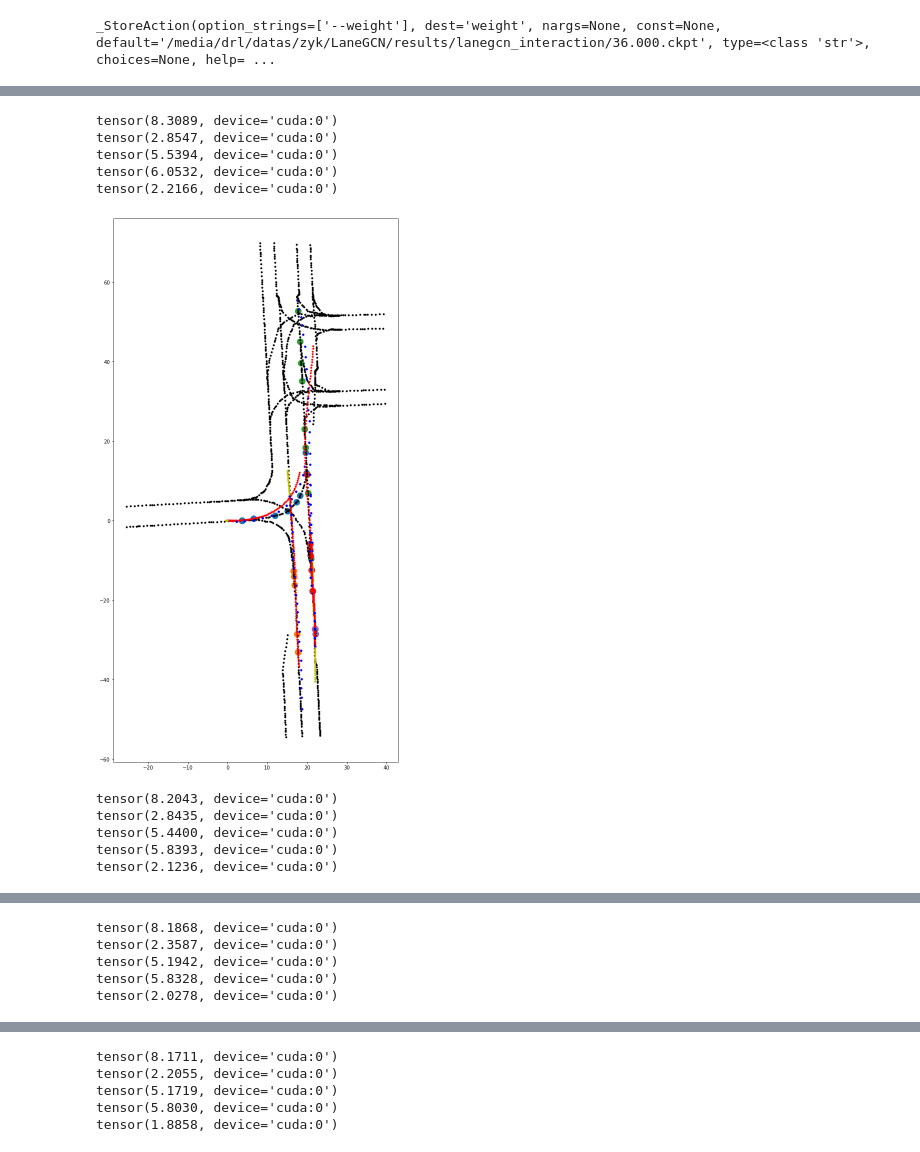
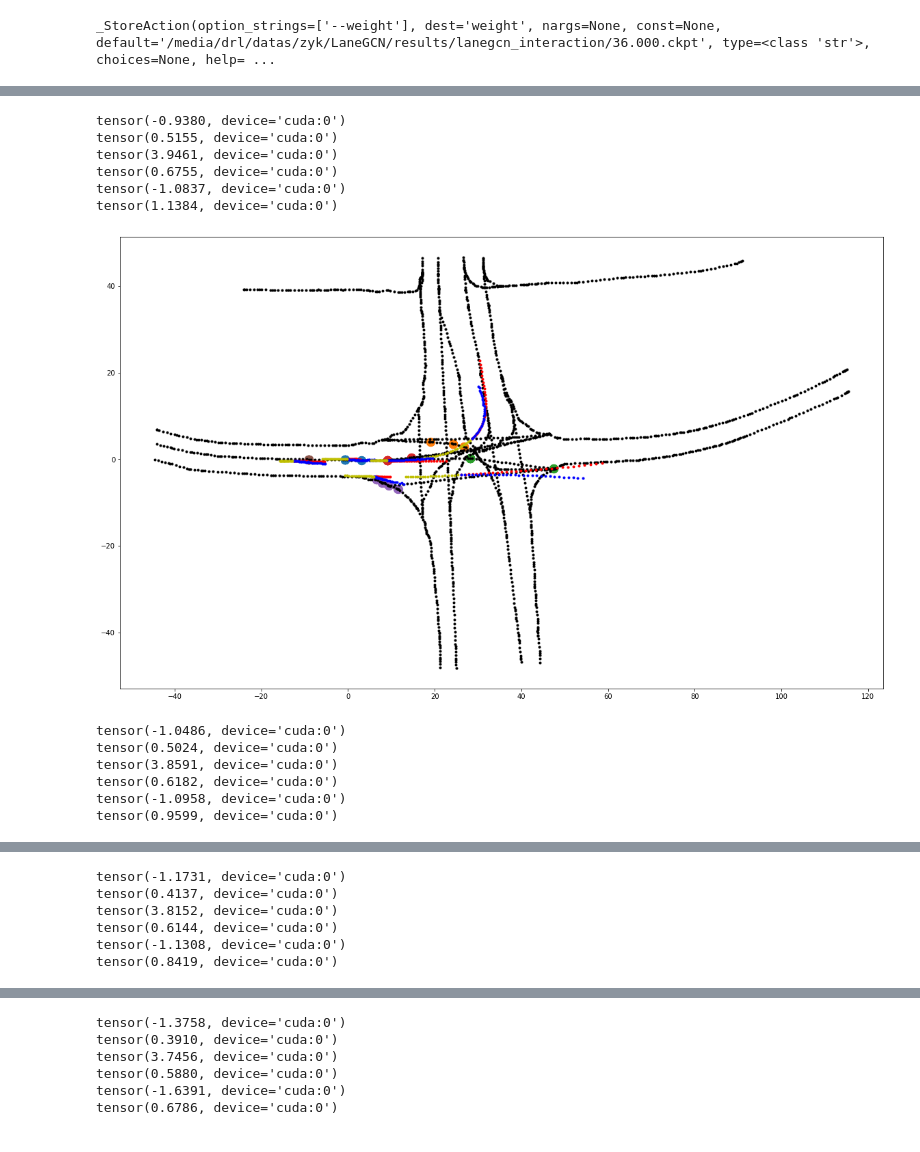
Before and after one commit to YikangZhang1641/modified_LaneGCN, a Jupyter notebook: test_interaction.ipynb, the cells around one changed output, grey strips where cells are left out. Saved outputs shown, nothing was run; the diff lists cells and outputs as text; code cells hidden in the pictures.

```diff
--- a/test_interaction.ipynb
+++ b/test_interaction.ipynb
@@ -279,3 +447,19 @@ plt.bar([(i + 0.5) * -itv for i in range(tmp_N + 1)], 100 * tmp / len(min_acc_rc
+# %%
+fig, ax = plt.subplots(1,1,figsize = [10,5])
+tmp_N = 40
+tmp = np.zeros(tmp_N * 2 + 2)
+itv = max(max(max_acc_rcd), -min(min_acc_rcd)) / tmp_N
+
+for acc in min_acc_rcd :
+    tmp[tmp_N - int(abs(acc) // itv)] += 1
+
+for acc in max_acc_rcd :
+    tmp[tmp_N + int(acc // itv)] += 1
+
+plt.bar([(i - 40 + 0.5) * itv for i in range(tmp_N * 2 + 2)], 100 * tmp / len(max_acc_rcd), width=3.9/tmp_N)
+plt.xlabel("acceleration m/s^2")
+plt.ylabel("probability %")
+plt.title("acceleration distribution ")
 # %%
 new_data['others_track'] = {}
 start_time = int(filename.split('_')[1])
@@ -556,7 +699,7 @@ array([[1048.367,  989.112,    3.091],
 # %%
 import numpy as np
 import matplotlib.pyplot as plt
-# idx = 0
+idx = 2
 thrd = 2
 
 
@@ -573,6 +716,7 @@ for k in range(6):
     fig, ax = plt.subplots(1,1, figsize=(20,20))
     ax.set_aspect('equal', adjustable='box')
 #     plt.gca().invert_xaxis()
+
 #     plt.gca().invert_yaxis()
 
     ctrs = graph['ctrs']
@@ -592,9 +736,9 @@ for k in range(6):
 #         traj_plot(gt_pred,  rot, orig, ax, 'r.')
 
         pred_traj = results[idx][a, k, :, :]
-        for i in range(1, pred_traj.shape[0]):
-            if dis(pred_traj[i][0], pred_traj[i - 1][0], pred_traj[i][1], pred_traj[i - 1][1]) < thrd:
-                results[idx][a, k][i] = results[idx][a, k][i - 1]
+#         for i in range(1, pred_traj.shape[0]):
+#             if dis(pred_traj[i][0], pred_traj[i - 1][0], pred_traj[i][1], pred_traj[i - 1][1]) < thrd:
+#                 results[idx][a, k][i] = results[idx][a, k][i - 1]
 #         traj_plot(pred_traj, rot, orig, ax, 'b.')
         print(output['cls'][idx][a][k])
 
@@ -609,41 +753,43 @@ for k in range(6):
 #         min_final_lane = None
 #         min_final_pt = None
 #         for ref in data['ref_paths'][idx][a]:
 #             if ref is None:
 #                 continue
 
 #             Lane = torch.matmul(ref - data['orig'][idx], rot.T)
 #             map_car0 = Lane - traj[-1]
 #             lane_end_id = torch.argmin(torch.sum(map_car0 ** 2, 1))
 
 #             final_pt = Lane[lane_end_id]
 
 #             final_dis = torch.sqrt(torch.sum((final_pt - traj[-1]) ** 2))
 #             if min_final_dis > final_dis:
 #                 min_final_dis = final_dis
 #                 min_final_lane = Lane
 #                 min_final_pt = final_pt
 
 
         traj_plot(gt_pred,  rot, orig, ax, 'r.')
         traj_plot(pred_traj, rot, orig, ax, 'b.')
         plt.plot(hist[:, 0], hist[:, 1], 'y.')
 
 #         plt.scatter(min_final_pt[0], min_final_pt[1], s=150)
         plt.scatter(lane_pts[:,0], lane_pts[:,1], s=150)
 
 #     plt.savefig('/home/user/Projects/LaneGCN_modified/results/remote_results/0603_5s/' + str(idx) + '_' + str(k))
 #     plt.savefig('/home/user/Logs/0826/' + str(idx) + '_' + str(k))
     plt.show()
 # %% [output]
-tensor(8.3089, device='cuda:0')
-tensor(2.8547, device='cuda:0')
-tensor(5.5394, device='cuda:0')
-tensor(6.0532, device='cuda:0')
-tensor(2.2166, device='cuda:0')
+tensor(-0.9380, device='cuda:0')
+tensor(0.5155, device='cuda:0')
+tensor(3.9461, device='cuda:0')
+tensor(0.6755, device='cuda:0')
+tensor(-1.0837, device='cuda:0')
+tensor(1.1384, device='cuda:0')
-[figure, old version]
+[figure, new version]
-tensor(8.2043, device='cuda:0')
-tensor(2.8435, device='cuda:0')
-tensor(5.4400, device='cuda:0')
-tensor(5.8393, device='cuda:0')
-tensor(2.1236, device='cuda:0')
+tensor(-1.0486, device='cuda:0')
+tensor(0.5024, device='cuda:0')
+tensor(3.8591, device='cuda:0')
+tensor(0.6182, device='cuda:0')
+tensor(-1.0958, device='cuda:0')
+tensor(0.9599, device='cuda:0')
@@ -651,5 +797,6 @@ tensor(2.1236, device='cuda:0')
-tensor(8.1868, device='cuda:0')
-tensor(2.3587, device='cuda:0')
-tensor(5.1942, device='cuda:0')
-tensor(5.8328, device='cuda:0')
-tensor(2.0278, device='cuda:0')
+tensor(-1.1731, device='cuda:0')
+tensor(0.4137, device='cuda:0')
+tensor(3.8152, device='cuda:0')
+tensor(0.6144, device='cuda:0')
+tensor(-1.1308, device='cuda:0')
+tensor(0.8419, device='cuda:0')
@@ -657,5 +804,6 @@ tensor(2.0278, device='cuda:0')
-tensor(8.1711, device='cuda:0')
-tensor(2.2055, device='cuda:0')
-tensor(5.1719, device='cuda:0')
-tensor(5.8030, device='cuda:0')
-tensor(1.8858, device='cuda:0')
+tensor(-1.3758, device='cuda:0')
+tensor(0.3910, device='cuda:0')
+tensor(3.7456, device='cuda:0')
+tensor(0.5880, device='cuda:0')
+tensor(-1.6391, device='cuda:0')
+tensor(0.6786, device='cuda:0')
```
Also changed, not shown: parts of 35 cells of this notebook, 3 other files.
